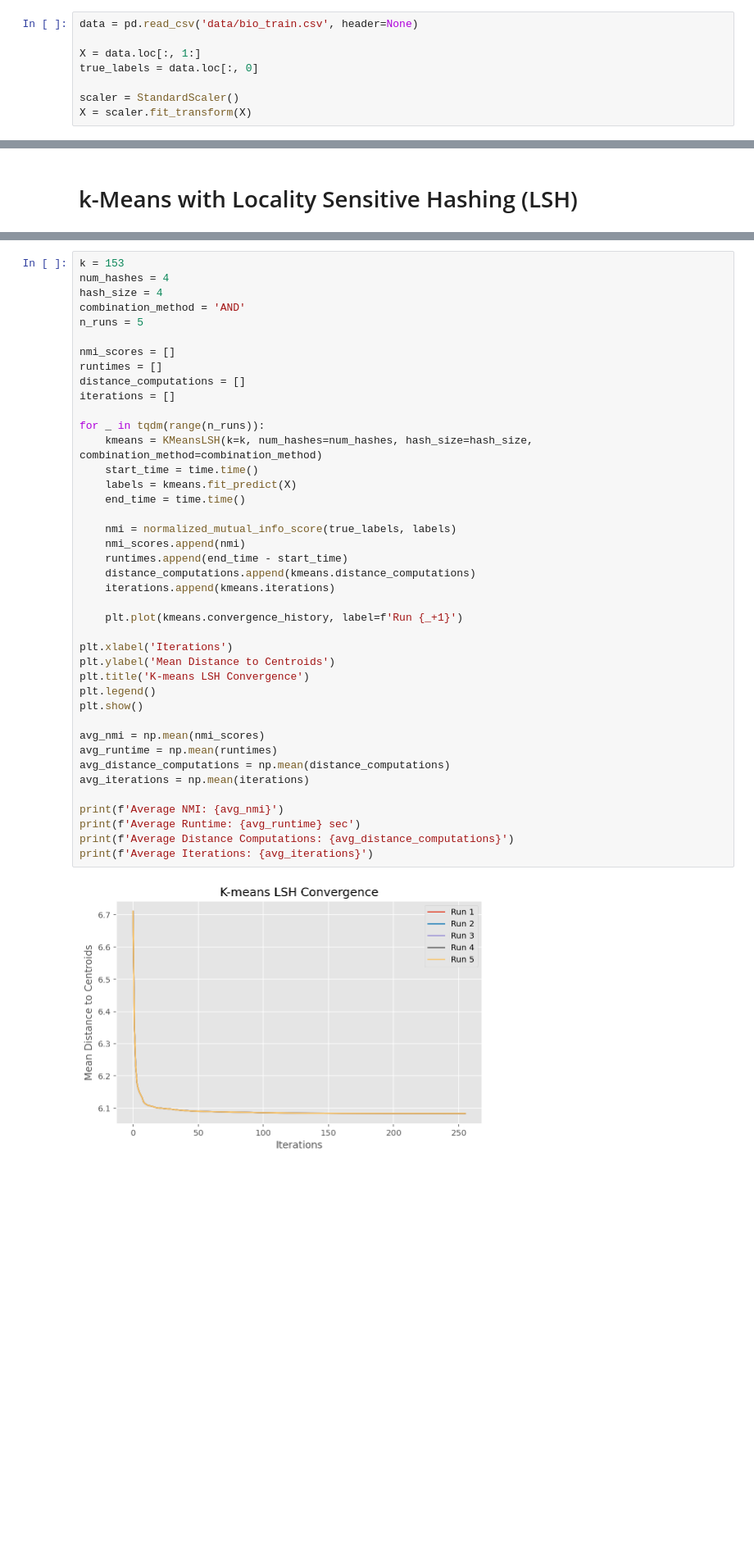
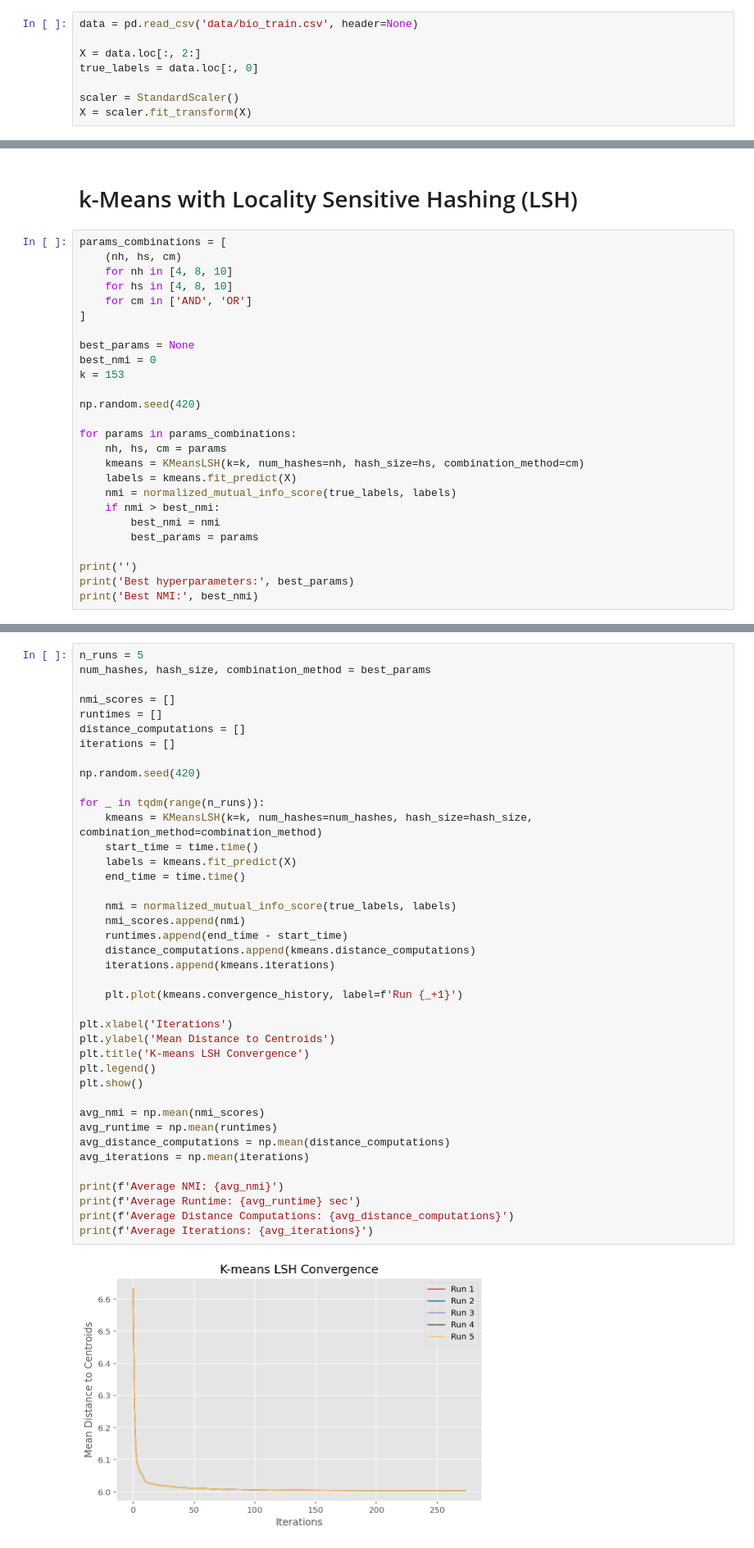
Before and after one commit to linglingec/scaling-clustering-techniques, a Jupyter notebook: test.ipynb, the cells around one changed output, grey strips where cells are left out. Shown at 82% size. Saved outputs shown, nothing was run; the diff lists cells and outputs as text; blank space fills up the shorter version.

```diff
--- a/test.ipynb
+++ b/test.ipynb
@@ -25,7 +25,7 @@ warnings.filterwarnings('ignore')
 # %%
 data = pd.read_csv('data/bio_train.csv', header=None)
 
-X = data.loc[:, 1:]
+X = data.loc[:, 2:]
 true_labels = data.loc[:, 0]
 
 scaler = StandardScaler()
@@ -63,2 +63,28 @@ Iterations: 427
 # %% [markdown]
 # k-Means with Locality Sensitive Hashing (LSH)
+# %%
+params_combinations = [
+    (nh, hs, cm)
+    for nh in [4, 8, 10]
+    for hs in [4, 8, 10]
+    for cm in ['AND', 'OR']
+]
+
+best_params = None
+best_nmi = 0
+k = 153
+
+np.random.seed(420)
+
+for params in params_combinations:
+    nh, hs, cm = params
+    kmeans = KMeansLSH(k=k, num_hashes=nh, hash_size=hs, combination_method=cm)
+    labels = kmeans.fit_predict(X)
+    nmi = normalized_mutual_info_score(true_labels, labels)
+    if nmi > best_nmi:
+        best_nmi = nmi
+        best_params = params
+
+print('')
+print('Best hyperparameters:', best_params)
+print('Best NMI:', best_nmi)
@@ -65,43 +94,42 @@ Iterations: 427
 # %%
-k = 153
-num_hashes = 4
-hash_size = 4
-combination_method = 'AND'
 n_runs = 5
+num_hashes, hash_size, combination_method = best_params
 
 nmi_scores = []
 runtimes = []
 distance_computations = []
 iterations = []
+
+np.random.seed(420)
 
 for _ in tqdm(range(n_runs)):
     kmeans = KMeansLSH(k=k, num_hashes=num_hashes, hash_size=hash_size, combination_method=combination_method)
     start_time = time.time()
     labels = kmeans.fit_predict(X)
     end_time = time.time()
 
     nmi = normalized_mutual_info_score(true_labels, labels)
     nmi_scores.append(nmi)
     runtimes.append(end_time - start_time)
     distance_computations.append(kmeans.distance_computations)
     iterations.append(kmeans.iterations)
 
     plt.plot(kmeans.convergence_history, label=f'Run {_+1}')
 
 plt.xlabel('Iterations')
 plt.ylabel('Mean Distance to Centroids')
 plt.title('K-means LSH Convergence')
 plt.legend()
 plt.show()
 
 avg_nmi = np.mean(nmi_scores)
 avg_runtime = np.mean(runtimes)
 avg_distance_computations = np.mean(distance_computations)
 avg_iterations = np.mean(iterations)
 
 print(f'Average NMI: {avg_nmi}')
 print(f'Average Runtime: {avg_runtime} sec')
 print(f'Average Distance Computations: {avg_distance_computations}')
 print(f'Average Iterations: {avg_iterations}')
 # %% [output]
-[figure, old version]
+[figure, new version]
```
Also changed, not shown: parts of 6 cells of this notebook, 1 other file.
